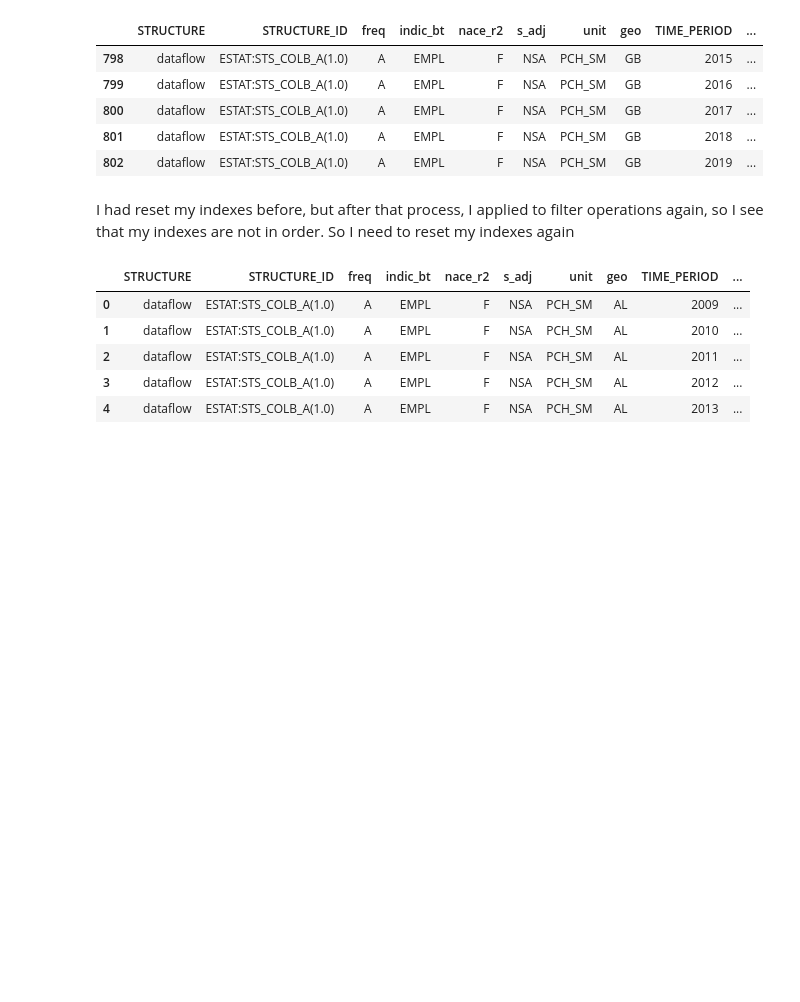
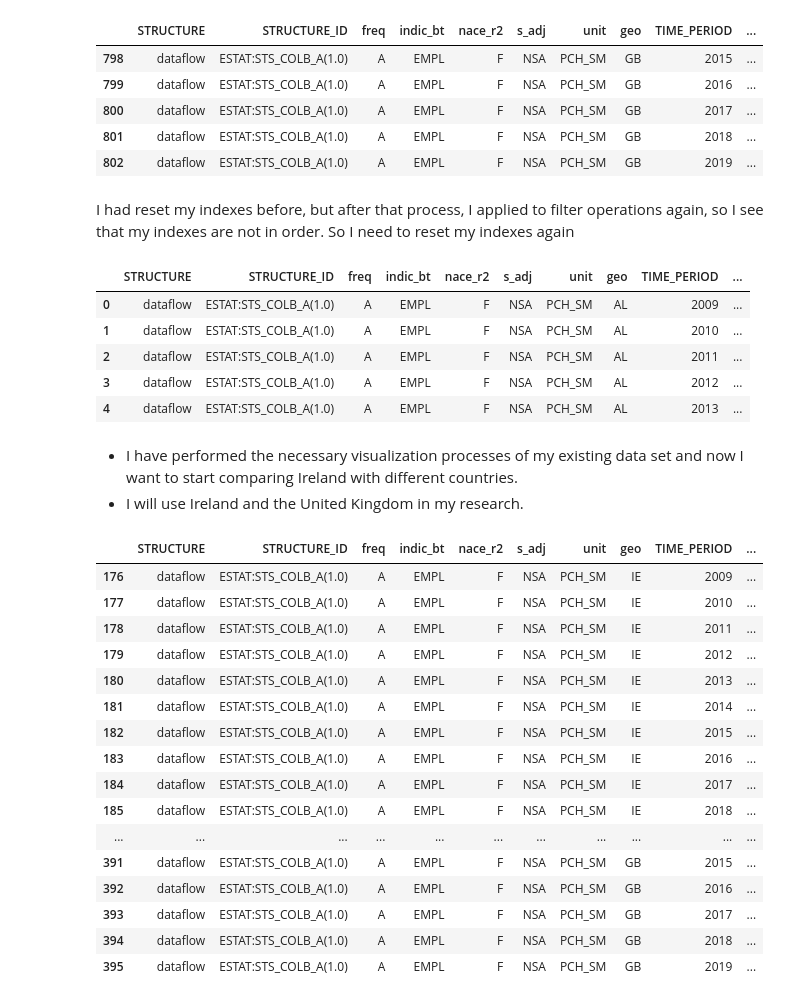
Before and after one commit to kalememre/CA2, a Jupyter notebook: labour.ipynb, the cells around one changed output. Saved outputs shown, nothing was run; the diff lists cells and outputs as text; code cells hidden in the pictures; blank space fills up the shorter version.

Commit message:
almost start stats

```diff
--- a/labour.ipynb
+++ b/labour.ipynb
@@ -711,3 +711,8 @@ fig = px.line(
 
 )
 fig.show()
+# %% [markdown]
+- I have performed the necessary visualization processes of my existing data set and now I want to start comparing Ireland with different countries.
+- I will use Ireland and the United Kingdom in my research.
+# %%
+df_ire_uk = filtered_df[filtered_df['country'].isin(['Ireland', 'United Kingdom'])]
@@ -713,0 +722,20 @@ fig.show()
+# %%
+df_ire_uk
+# %% [output]
+|  | STRUCTURE | STRUCTURE_ID | freq | indic_bt | nace_r2 | s_adj | unit | geo | TIME_PERIOD | ... |
+| 176 | dataflow | ESTAT:STS_COLB_A(1.0) | A | EMPL | F | NSA | PCH_SM | IE | 2009 | ... |
+| 177 | dataflow | ESTAT:STS_COLB_A(1.0) | A | EMPL | F | NSA | PCH_SM | IE | 2010 | ... |
+| 178 | dataflow | ESTAT:STS_COLB_A(1.0) | A | EMPL | F | NSA | PCH_SM | IE | 2011 | ... |
+| 179 | dataflow | ESTAT:STS_COLB_A(1.0) | A | EMPL | F | NSA | PCH_SM | IE | 2012 | ... |
+| 180 | dataflow | ESTAT:STS_COLB_A(1.0) | A | EMPL | F | NSA | PCH_SM | IE | 2013 | ... |
+| 181 | dataflow | ESTAT:STS_COLB_A(1.0) | A | EMPL | F | NSA | PCH_SM | IE | 2014 | ... |
+| 182 | dataflow | ESTAT:STS_COLB_A(1.0) | A | EMPL | F | NSA | PCH_SM | IE | 2015 | ... |
+| 183 | dataflow | ESTAT:STS_COLB_A(1.0) | A | EMPL | F | NSA | PCH_SM | IE | 2016 | ... |
+| 184 | dataflow | ESTAT:STS_COLB_A(1.0) | A | EMPL | F | NSA | PCH_SM | IE | 2017 | ... |
+| 185 | dataflow | ESTAT:STS_COLB_A(1.0) | A | EMPL | F | NSA | PCH_SM | IE | 2018 | ... |
+| ... | ... | ... | ... | ... | ... | ... | ... | ... | ... | ... |
+| 391 | dataflow | ESTAT:STS_COLB_A(1.0) | A | EMPL | F | NSA | PCH_SM | GB | 2015 | ... |
+| 392 | dataflow | ESTAT:STS_COLB_A(1.0) | A | EMPL | F | NSA | PCH_SM | GB | 2016 | ... |
+| 393 | dataflow | ESTAT:STS_COLB_A(1.0) | A | EMPL | F | NSA | PCH_SM | GB | 2017 | ... |
+| 394 | dataflow | ESTAT:STS_COLB_A(1.0) | A | EMPL | F | NSA | PCH_SM | GB | 2018 | ... |
+| 395 | dataflow | ESTAT:STS_COLB_A(1.0) | A | EMPL | F | NSA | PCH_SM | GB | 2019 | ... |
```
Also changed, not shown: parts of 6 cells of this notebook.
